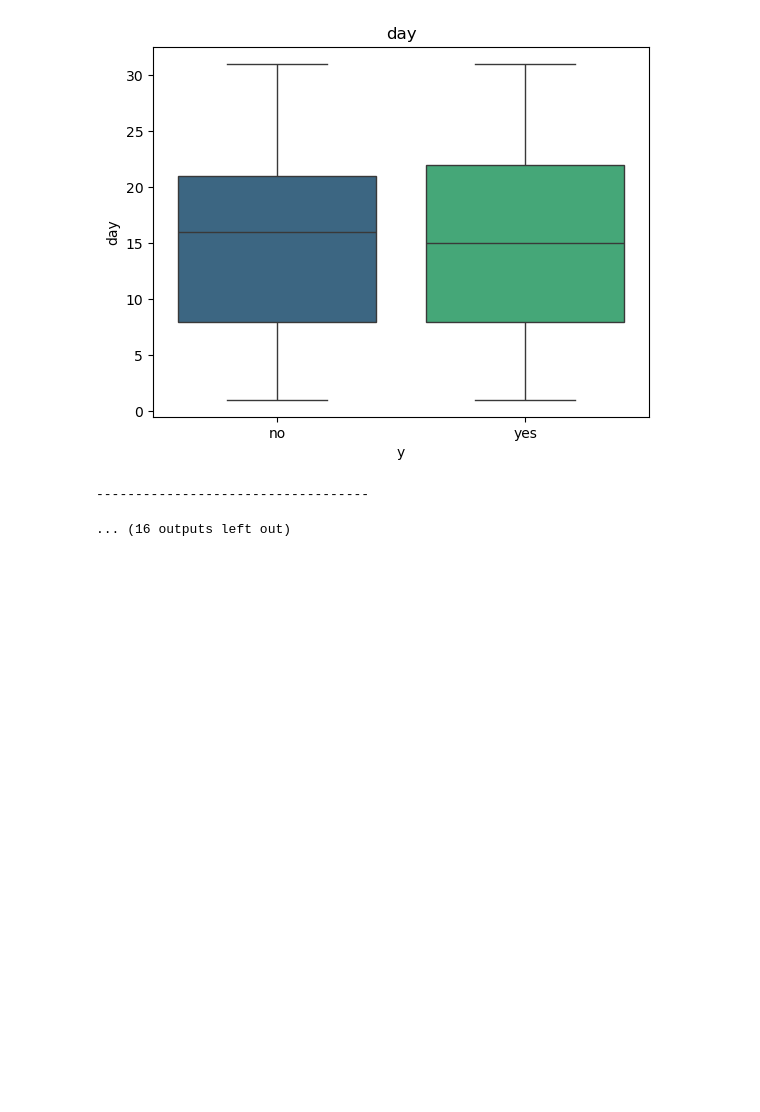
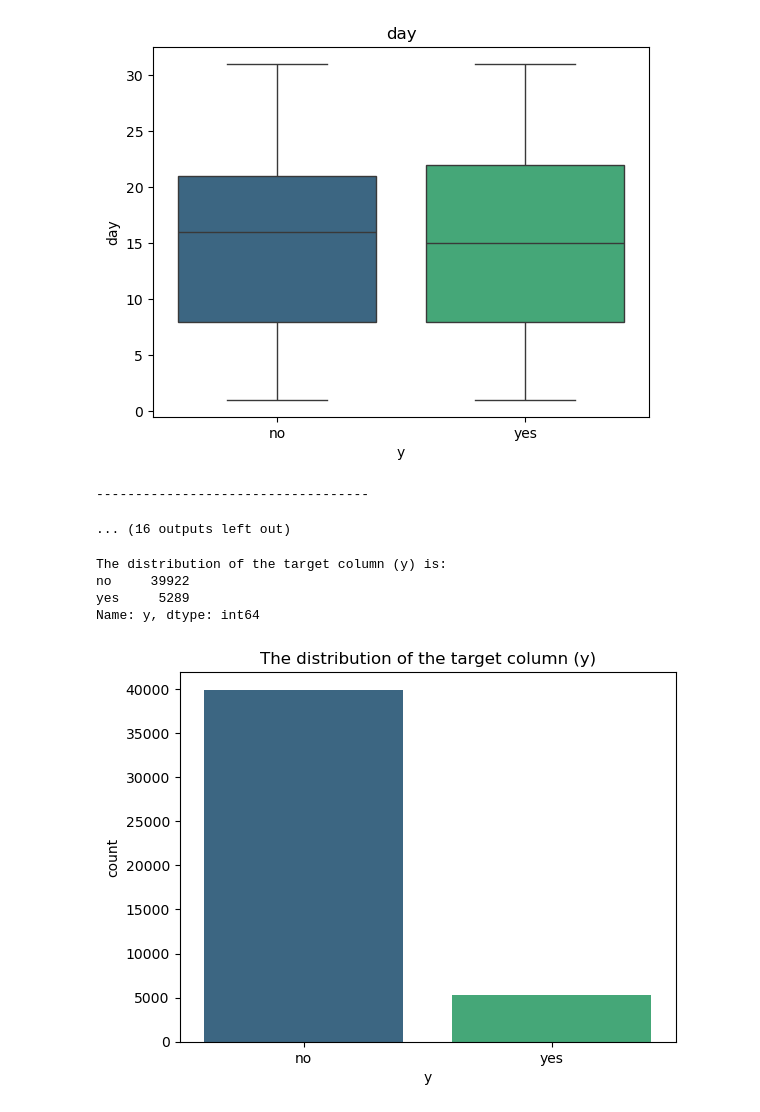
Before and after one commit to ChirathSetunge/Predicting_Term_Deposit_Subscription, a Jupyter notebook: notebooks/Predict Term Deposit Subscription.ipynb, the cells around one changed output. Drawn from its saved outputs; the diff is of its cells as text; code cells hidden in the pictures; blank space fills up the shorter version.

Commit message:
add the model and the data pipeline

```diff
--- a/notebooks/Predict Term Deposit Subscription.ipynb
+++ b/notebooks/Predict Term Deposit Subscription.ipynb
@@ -241,3 +270,16 @@ Name: day, dtype: float64
 [figure]
 -----------------------------------
 ... (16 outputs left out)
+# %%
+# identify the distribution of the target column
+print("The distribution of the target column (y) is:")
+print(df['y'].value_counts())
+sns.countplot(x='y', data=df, hue='y', palette='viridis')
+plt.title('The distribution of the target column (y)')
+plt.show()
+# %% [output]
+The distribution of the target column (y) is:
+no     39922
+yes     5289
+Name: y, dtype: int64
+[figure, added]
```
Also changed, not shown: parts of 32 cells of this notebook.
